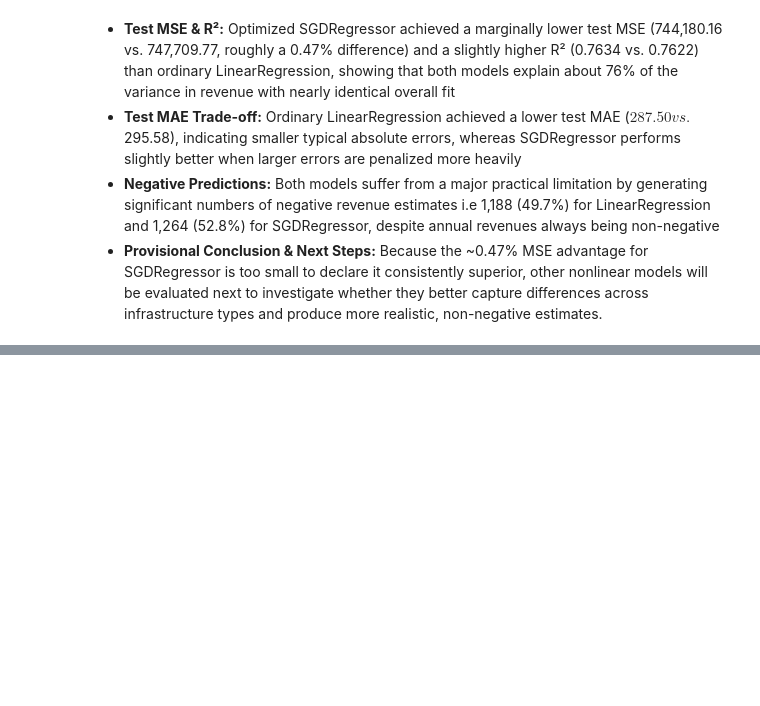
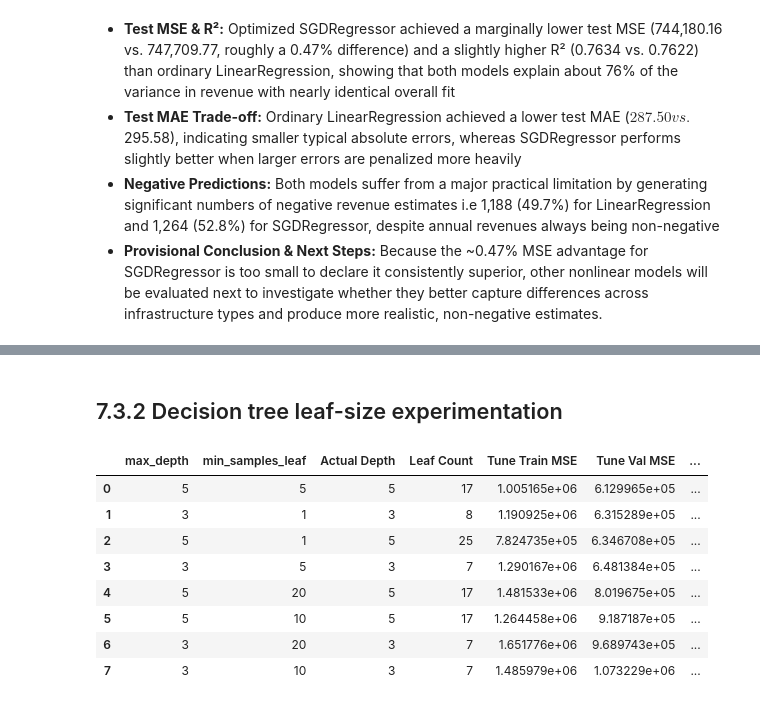
Before and after one commit to L-nsamba/linear_regression_model, a Jupyter notebook: summative/linear_regression/multivariate.ipynb, the cells around one changed output, grey strips where cells are left out. Cells and saved outputs as stored; diff of their text form; code cells hidden in the pictures; blank space fills up the shorter version.

Commit message:
decision tree modelling completion

```diff
--- a/summative/linear_regression/multivariate.ipynb
+++ b/summative/linear_regression/multivariate.ipynb
@@ -1119,0 +1125,18 @@ Supplementary 1D Model — Test R²: 0.6443
+# %%
+from sklearn.tree import DecisionTreeRegressor
+
+# Initializing the baseline DecisionTreeRegressor with default settings and fixed seed
+baseline_dt = DecisionTreeRegressor(
+    criterion="squared_error",
+    max_depth=None,
+    min_samples_split=2,
+    min_samples_leaf=1,
+    random_state=42,
+)
+
+# Fitting the model on the processed training data
+baseline_dt.fit(X_train_processed, y_train)
+
+# Generating predictions for both training and testing
+dt_baseline_train_preds = baseline_dt.predict(X_train_processed)
+dt_baseline_test_preds = baseline_dt.predict(X_test_processed)
@@ -1119,0 +1233,61 @@ Supplementary 1D Model — Test R²: 0.6443
+# %% [markdown]
+## 7.3.2 Decision tree leaf-size experimentation
+# %%
+# Defining the candidate hyperparameter grids
+max_depth_candidates = [3, 5]
+min_samples_leaf_candidates = [1, 5, 10, 20]
+
+leaf_results = []
+
+# Nested loop over max_depth and min_samples_leaf (giving 8 total combinations / 8 separate decision tree models)
+for depth in max_depth_candidates:
+    for min_leaf in min_samples_leaf_candidates:
+        # Initializing a fresh DecisionTreeRegressor
+        dt_tune_model = DecisionTreeRegressor(
+            criterion="squared_error",
+            max_depth=depth,
+            min_samples_split=2,
+            min_samples_leaf=min_leaf,
+            random_state=42,
+        )
+
+        # Fitting only on tuning-training data
+        dt_tune_model.fit(X_tune_train_processed, y_tune_train)
+
+        # Generating trainig and validation predictions
+        dt_tune_train_preds = dt_tune_model.predict(X_tune_train_processed)
+        dt_tune_val_preds = dt_tune_model.predict(X_val_processed)
+
+        # Calculating training and validation MSE
+        dt_tune_train_mse = mean_squared_error(y_tune_train, dt_tune_train_preds)
+        dt_tune_val_mse = mean_squared_error(y_val, dt_tune_val_preds)
+        dt_tune_val_rmse = np.sqrt(dt_tune_val_mse)
+        dt_tune_val_r2 = r2_score(y_val, dt_tune_val_preds)
+
+        # Storing evaluation metrics
+        leaf_results.append({
+            "max_depth": depth,
+            "min_samples_leaf": min_leaf,
+            "Actual Depth": dt_tune_model.get_depth(),
+            "Leaf Count": dt_tune_model.get_n_leaves(),
+            "Tune Train MSE": dt_tune_train_mse,
+            "Tune Val MSE": dt_tune_val_mse,
+            "Tune Val RMSE ($)": dt_tune_val_rmse,
+            "Tune Val R²": dt_tune_val_r2,
+        })
+
+# Converting to dataframe and sorting by dt_tune_val_mse ascending
+leaf_results_df = (
+    pd.DataFrame(leaf_results).sort_values(by="Tune Val MSE", ascending=True).reset_index(drop=True)
+)
+display(leaf_results_df)
+# %% [output]
+|  | max_depth | min_samples_leaf | Actual Depth | Leaf Count | Tune Train MSE | Tune Val MSE | ... |
+| 0 | 5 | 5 | 5 | 17 | 1.005165e+06 | 6.129965e+05 | ... |
+| 1 | 3 | 1 | 3 | 8 | 1.190925e+06 | 6.315289e+05 | ... |
+| 2 | 5 | 1 | 5 | 25 | 7.824735e+05 | 6.346708e+05 | ... |
+| 3 | 3 | 5 | 3 | 7 | 1.290167e+06 | 6.481384e+05 | ... |
+| 4 | 5 | 20 | 5 | 17 | 1.481533e+06 | 8.019675e+05 | ... |
+| 5 | 5 | 10 | 5 | 17 | 1.264458e+06 | 9.187187e+05 | ... |
+| 6 | 3 | 20 | 3 | 7 | 1.651776e+06 | 9.689743e+05 | ... |
+| 7 | 3 | 10 | 3 | 7 | 1.485979e+06 | 1.073229e+06 | ... |
```
Also changed, not shown: parts of 16 cells of this notebook.
